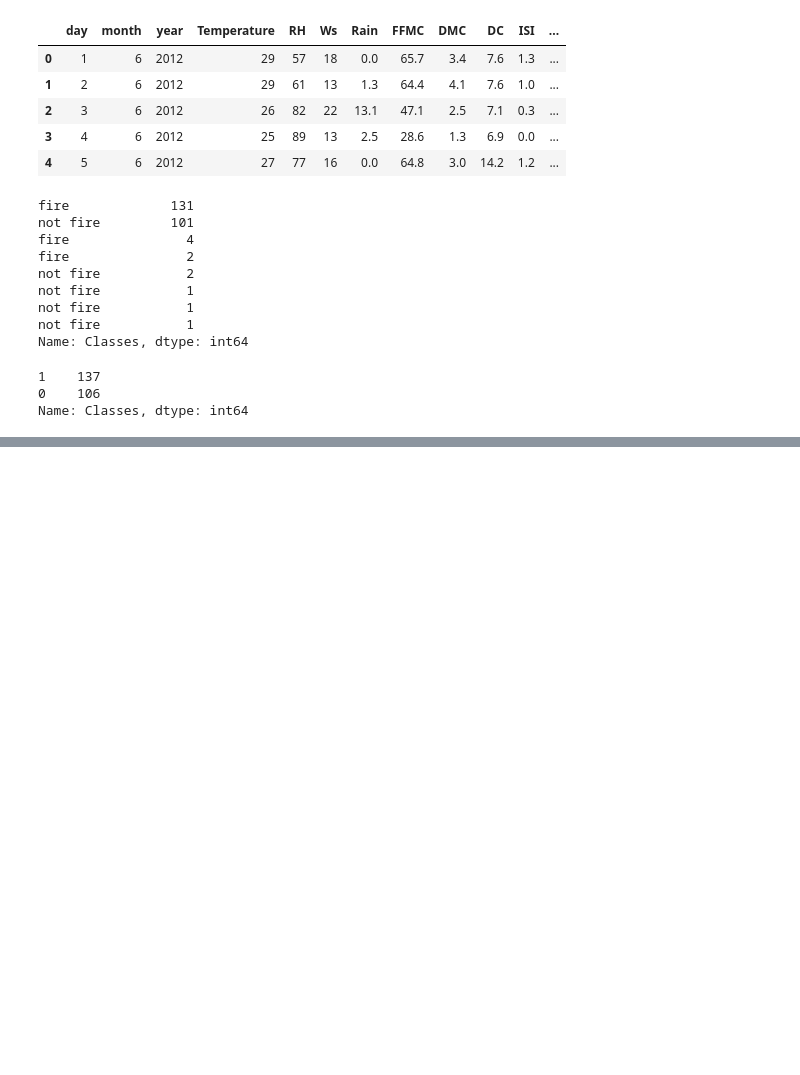
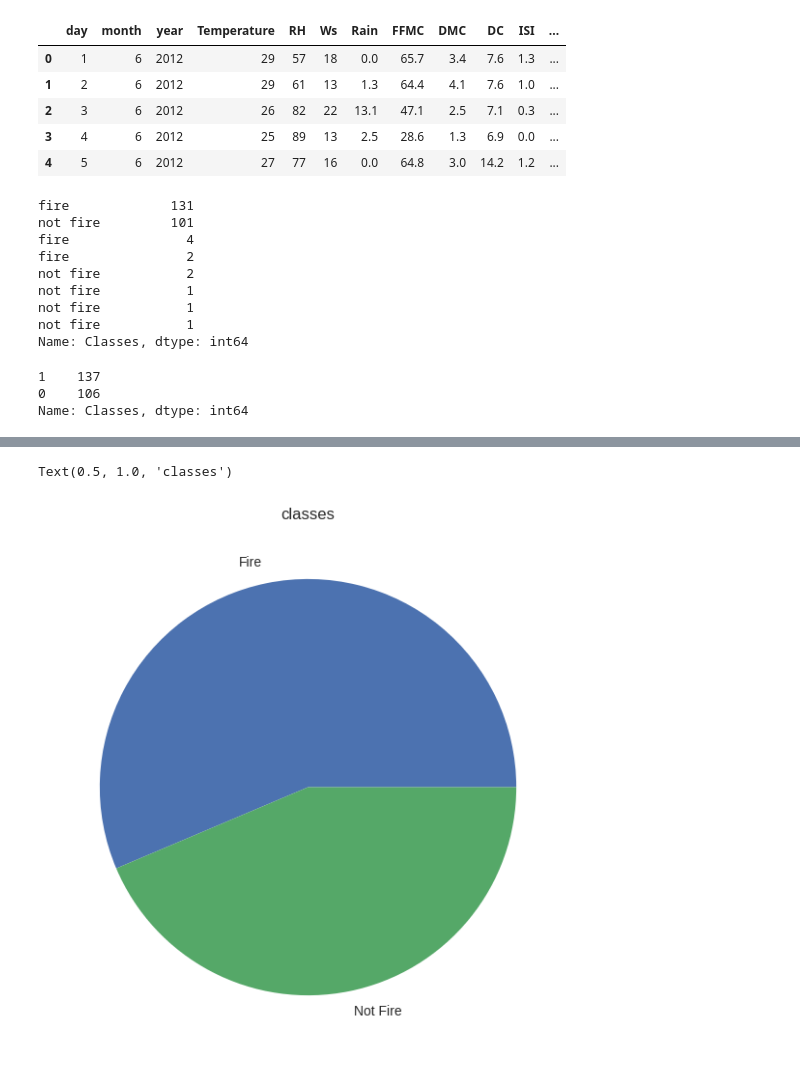
Before and after one commit to Geeth-Rath/A-ML, a Jupyter notebook: Forest_Dataset.ipynb, the cells around one changed output, grey strips where cells are left out. Saved outputs shown, nothing was run; the diff lists cells and outputs as text; code cells hidden in the pictures; blank space fills up the shorter version.

```diff
--- a/Forest_Dataset.ipynb
+++ b/Forest_Dataset.ipynb
@@ -297,0 +324,9 @@ Name: Classes, dtype: int64
+# %%
+presentage = df['Classes'].value_counts(normalize=True)*100
+classLabels = ["Fire", "Not Fire"]
+plt.figure(figsize=(12,7))
+plt.pie(presentage, labels = classLabels)
+plt.title("classes")
+# %% [output]
+Text(0.5, 1.0, 'classes')
+[figure, added]
```
Also changed, not shown: parts of 9 cells of this notebook.
